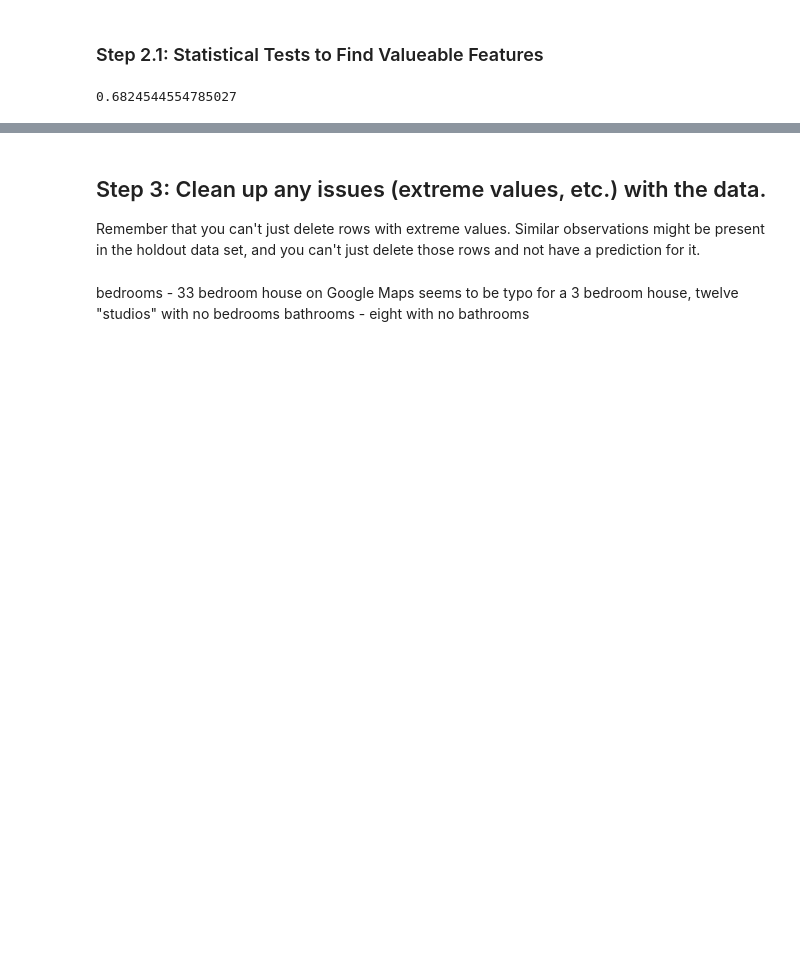
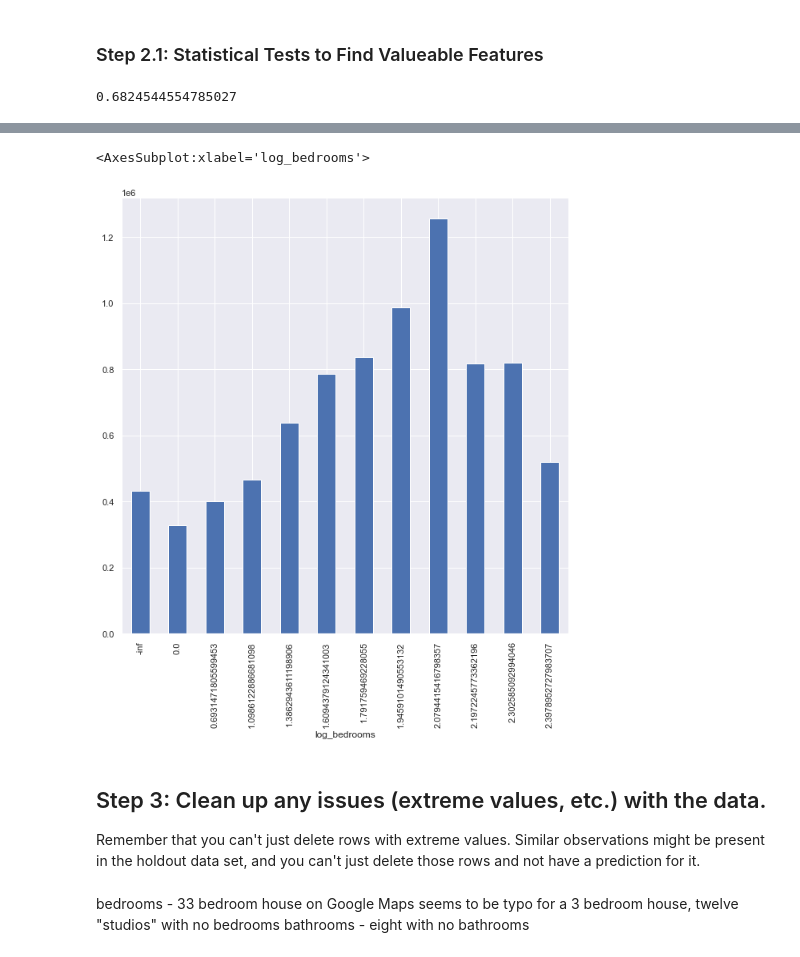
Before and after one commit to pleasecallmejax/KC-Housing-Predictions, a Jupyter notebook: Phase2_project/Bakeoff Final.ipynb, the cells around one changed output, grey strips where cells are left out. Saved outputs shown, nothing was run; the diff lists cells and outputs as text; code cells hidden in the pictures; blank space fills up the shorter version.

```diff
--- a/Phase2_project/Bakeoff Final.ipynb
+++ b/Phase2_project/Bakeoff Final.ipynb
@@ -220,3 +223,8 @@ The amount of bedrooms and bathrooms has a statistically significant impact on a
+# %%
+org_hous_df.groupby('log_bedrooms')['price'].mean().plot(kind='bar', figsize=(10,10))
+# %% [output]
+<AxesSubplot:xlabel='log_bedrooms'>
+[figure, added]
 # %% [markdown]
 ## Step 3: Clean up any issues (extreme values, etc.) with the data.
 
```
Also changed, not shown: parts of 17 cells of this notebook.
